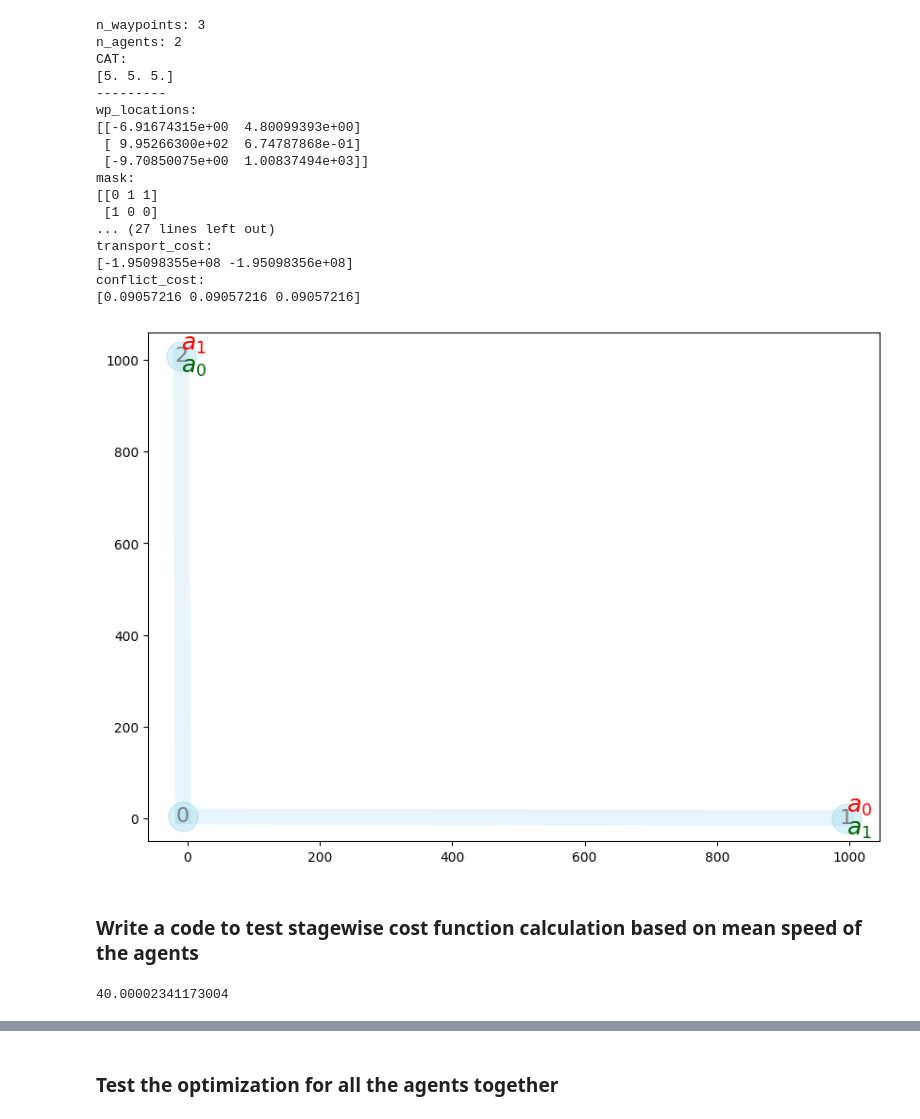
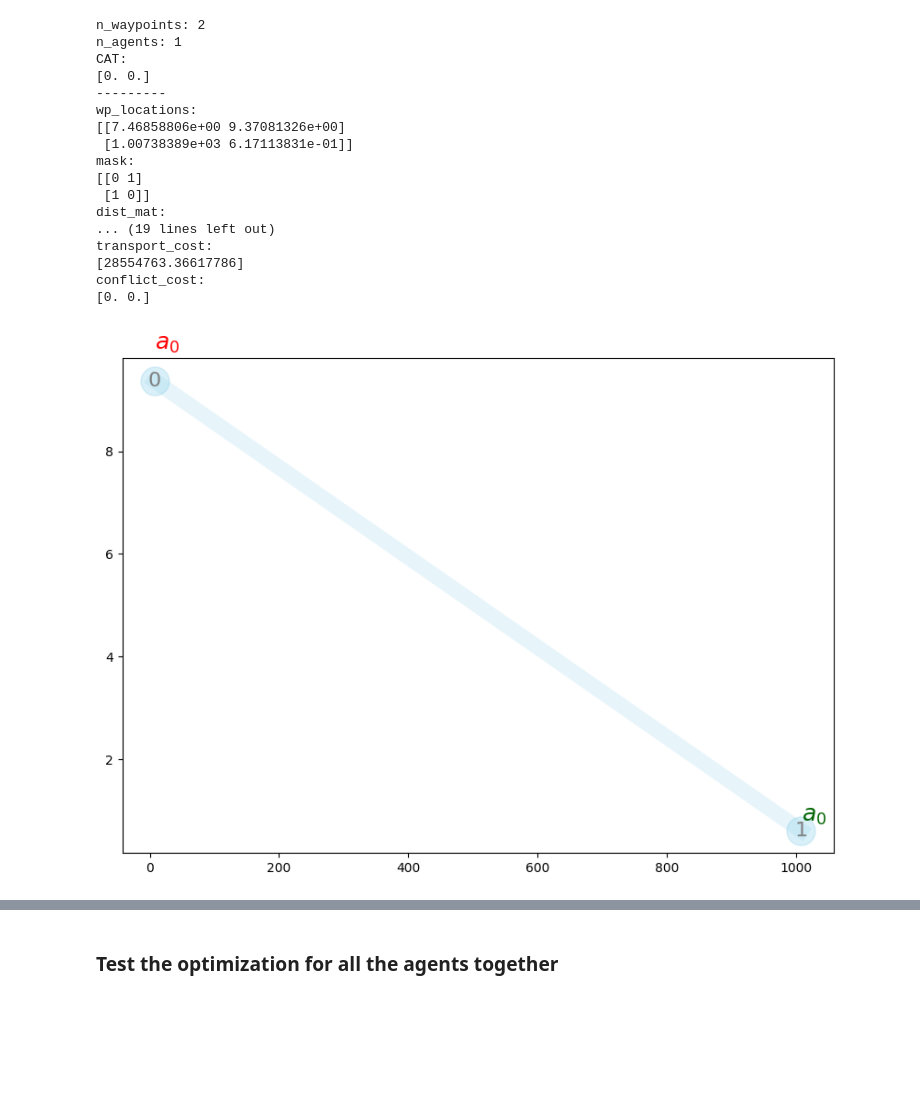
Before and after one commit to dt-1729/ULI_NASA, a Jupyter notebook: UTM_scheduling_and_routing/test_flpoAgent.ipynb, the cells around one changed output, grey strips where cells are left out. Drawn from its saved outputs; the diff is of its cells as text; code cells hidden in the pictures; blank space fills up the shorter version.

```diff
--- a/UTM_scheduling_and_routing/test_flpoAgent.ipynb
+++ b/UTM_scheduling_and_routing/test_flpoAgent.ipynb
@@ -15,9 +15,9 @@ importlib.reload(createEnv)
 importlib.reload(supporting_functions)
 
 # generate waypoints and the adjacency matrix
-n_waypoints = 3
-n_agents = 2
-tolArray = np.random.uniform(5.0, 5.0, n_waypoints)
+n_waypoints = 2
+n_agents = 1
+tolArray = np.random.uniform(0.0, 0.0, n_waypoints)
 
 # Grid network parameters
 grid_params = {
@@ -44,7 +44,8 @@ mars = createEnv.MARS(
     n_agents,
     tolArray,
     grid_params,
-    seed=12,
+    seed=8,
+    offset_energy=True,
     printFlag=True)
 
 # compute conflict cost
@@ -62,44 +63,42 @@ coeff_c = 5.0
 reach_mat = mars.calc_agent_reach_mat(
         mars.sched_mat,
         beta=beta0, gamma=gamma_t, coeff=coeff_t)
 filter_wp = np.ones(shape=reach_mat.shape)
 filter_wp[reach_mat <= 1.0e-10] = 0.0
 print(f'reach_mat')
 print(f'filter_wp:\n{filter_wp}')
 mars.transportCost(mars.sched_mat, beta=beta0, gamma=gamma_t, coeff=coeff_t)
 print(f'transport_cost:\n{mars.C_agents}')
 mars.conflictCost(mars.sched_mat, gamma=gamma_c, coeff=coeff_c, filter_wp=filter_wp)
 print(f'conflict_cost:\n{mars.C_wp_conflict}')
 
 # mars visualization
 # agent_routes, agent_schedules, agent_colors = createEnv.calc_agent_routes_and_schedules(mars, Pb_a=[], printRoutes=False)
 cmap = get_cmap('tab20')
 agent_colors = {a: cmap(i / mars.n_agents) for i, a in enumerate(range(mars.n_agents))}
 createEnv.plotNetwork(mars=mars, figuresize=(10,7), routes=[], agent_colors=agent_colors, showEdgeLength=False, plotPaths=False)
 
 # agent visualization
 show_graph=0
 if show_graph:
     for i,v in enumerate(mars.agents):
         v.showGraph(mars.wp_locations, mars.dist_mat, mars.mask, mars.sched_mat[i,:], figuresize=(10,5), showEdgeTimeLim=True)
 # %% [output]
-n_waypoints: 3
-n_agents: 2
+n_waypoints: 2
+n_agents: 1
 CAT:
-[5. 5. 5.]
+[0. 0.]
 ---------
 wp_locations:
-[[-6.91674315e+00  4.80099393e+00]
- [ 9.95266300e+02  6.74787868e-01]
- [-9.70850075e+00  1.00837494e+03]]
+[[7.46858806e+00 9.37081326e+00]
+ [1.00738389e+03 6.17113831e-01]]
 mask:
-[[0 1 1]
- [1 0 0]
-... (27 lines left out)
+[[0 1]
+ [1 0]]
+dist_mat:
+... (19 lines left out)
 transport_cost:
-[-1.95098355e+08 -1.95098356e+08]
+[28554763.36617786]
 conflict_cost:
-[0.09057216 0.09057216 0.09057216]
+[0. 0.]
-[figure, old version]
+[figure, new version]
-# %% [markdown]
-### Write a code to test stagewise cost function calculation based on mean speed of the agents
@@ -108,6 +104,0 @@ mars.sched_mat[0,:] = np.array([20, 40, 0.0])
-# %%
-agent_0 = mars.agents[0]
-Xi = agent_0.returnStageWiseCost(mars.sched_mat[0,:], mars.dist_mat, gamma=gamma_t, coeff=coeff_t)
-agent_0.getFreeEnergy_s(mars.sched_mat[0,:], mars.dist_mat, beta=1e5, gamma=gamma_t, coeff=coeff_t)
-# %% [output]
-40.00002341173004
```
Also changed, not shown: parts of 17 cells of this notebook, 2 other files.
